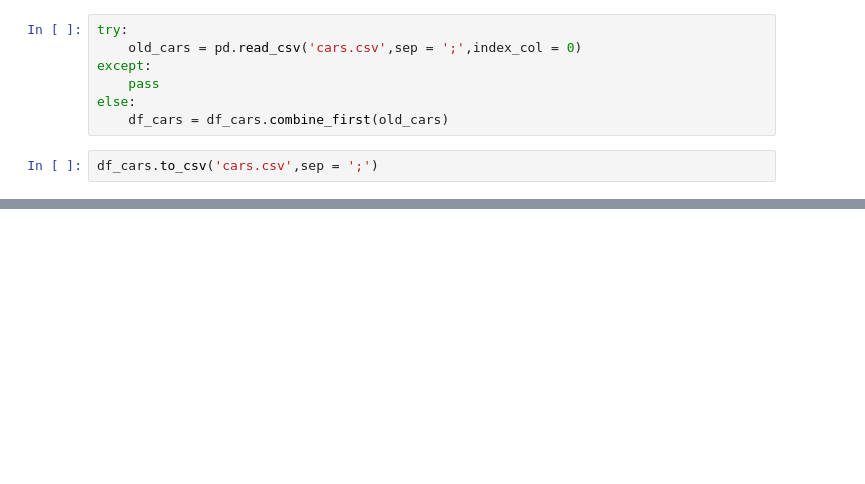
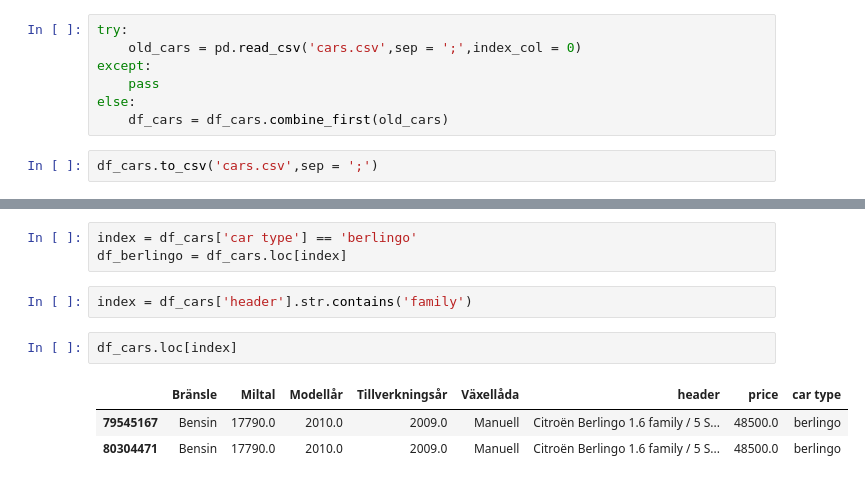
Before and after one commit to martinlarsalbert/blocket, a Jupyter notebook: blocket.ipynb, the cells around one changed output, grey strips where cells are left out. Saved outputs shown, nothing was run; the diff lists cells and outputs as text; blank space fills up the shorter version.

```diff
--- a/blocket.ipynb
+++ b/blocket.ipynb
@@ -248,0 +271,11 @@ for car_type,group in df_cars.groupby(by = 'car type'):
+# %%
+index = df_cars['car type'] == 'berlingo'
+df_berlingo = df_cars.loc[index]
+# %%
+index = df_cars['header'].str.contains('family')
+# %%
+df_cars.loc[index]
+# %% [output]
+|  | Bränsle | Miltal | Modellår | Tillverkningsår | Växellåda | header | price | car type |
+| 79545167 | Bensin | 17790.0 | 2010.0 | 2009.0 | Manuell | Citroën Berlingo 1.6 family / 5 S... | 48500.0 | berlingo |
+| 80304471 | Bensin | 17790.0 | 2010.0 | 2009.0 | Manuell | Citroën Berlingo 1.6 family / 5 S... | 48500.0 | berlingo |
```
Also changed, not shown: parts of 14 cells of this notebook, 1 other file.
